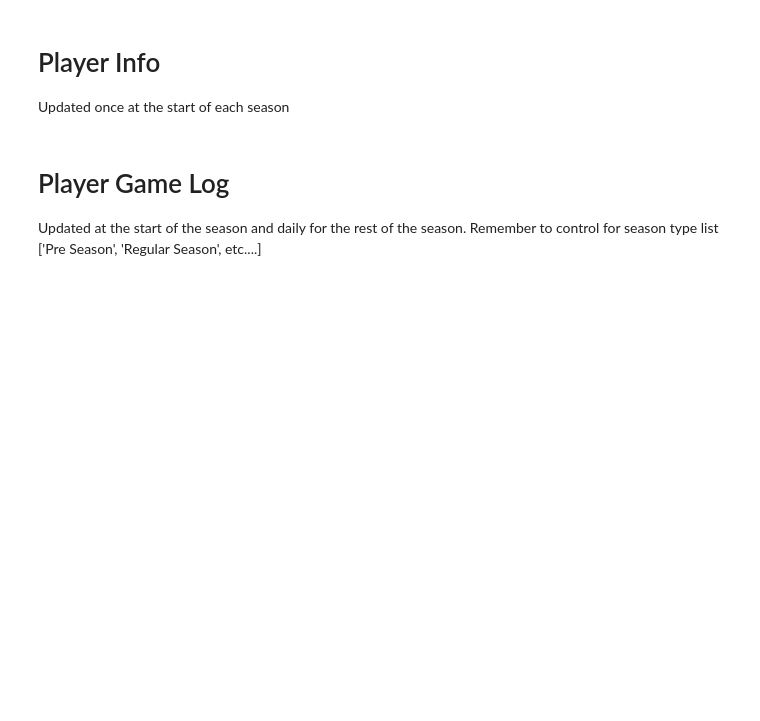
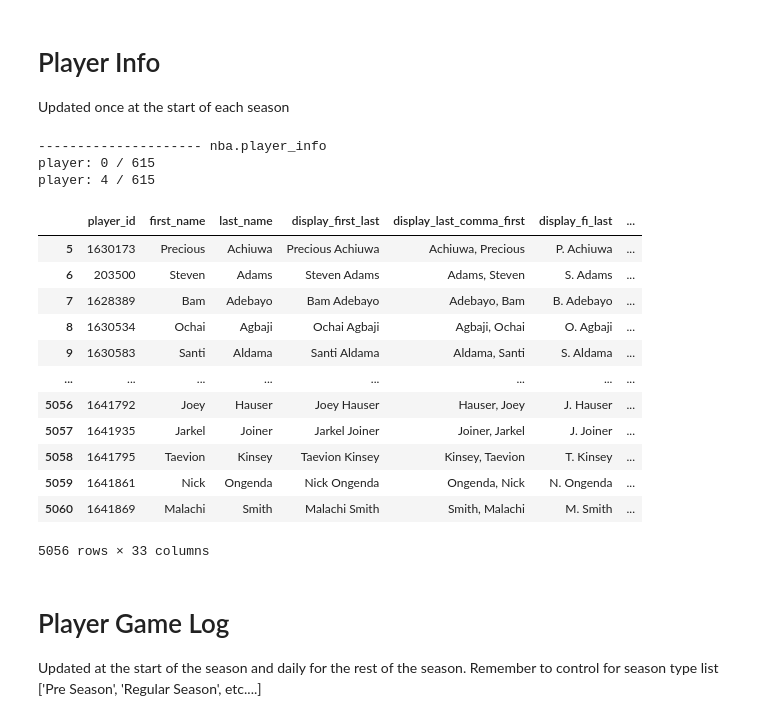
Before and after one commit to shaggycamel/nba_cockroach_db, a Jupyter notebook: manual_update_process.ipynb, the cells around one changed output. Cells and saved outputs as stored; diff of their text form; code cells hidden in the pictures; blank space fills up the shorter version.

Commit message:
tweaks to col names

```diff
--- a/manual_update_process.ipynb
+++ b/manual_update_process.ipynb
@@ -29,7 +39,24 @@ Updated at the start of the season and can continue to be updated daily or weekl
 # Player Info
 Updated once at the start of each season
 # %%
-# dh.get_player_info(db_con)
+dh.get_player_info(db_con)
+# %% [output]
+--------------------- nba.player_info
+player: 0 / 615
+player: 4 / 615
+|  | player_id | first_name | last_name | display_first_last | display_last_comma_first | display_fi_last | ... |
+| 5 | 1630173 | Precious | Achiuwa | Precious Achiuwa | Achiuwa, Precious | P. Achiuwa | ... |
+| 6 | 203500 | Steven | Adams | Steven Adams | Adams, Steven | S. Adams | ... |
+| 7 | 1628389 | Bam | Adebayo | Bam Adebayo | Adebayo, Bam | B. Adebayo | ... |
+| 8 | 1630534 | Ochai | Agbaji | Ochai Agbaji | Agbaji, Ochai | O. Agbaji | ... |
+| 9 | 1630583 | Santi | Aldama | Santi Aldama | Aldama, Santi | S. Aldama | ... |
+| ... | ... | ... | ... | ... | ... | ... | ... |
+| 5056 | 1641792 | Joey | Hauser | Joey Hauser | Hauser, Joey | J. Hauser | ... |
+| 5057 | 1641935 | Jarkel | Joiner | Jarkel Joiner | Joiner, Jarkel | J. Joiner | ... |
+| 5058 | 1641795 | Taevion | Kinsey | Taevion Kinsey | Kinsey, Taevion | T. Kinsey | ... |
+| 5059 | 1641861 | Nick | Ongenda | Nick Ongenda | Ongenda, Nick | N. Ongenda | ... |
+| 5060 | 1641869 | Malachi | Smith | Malachi Smith | Smith, Malachi | M. Smith | ... |
+5056 rows × 33 columns
 # %% [markdown]
 # Player Game Log
 Updated at the start of the season and daily for the rest of the season. Remember to control for season type list ['Pre Season', 'Regular Season', etc....]
```
Also changed, not shown: parts of 5 cells of this notebook, 2 other files.
